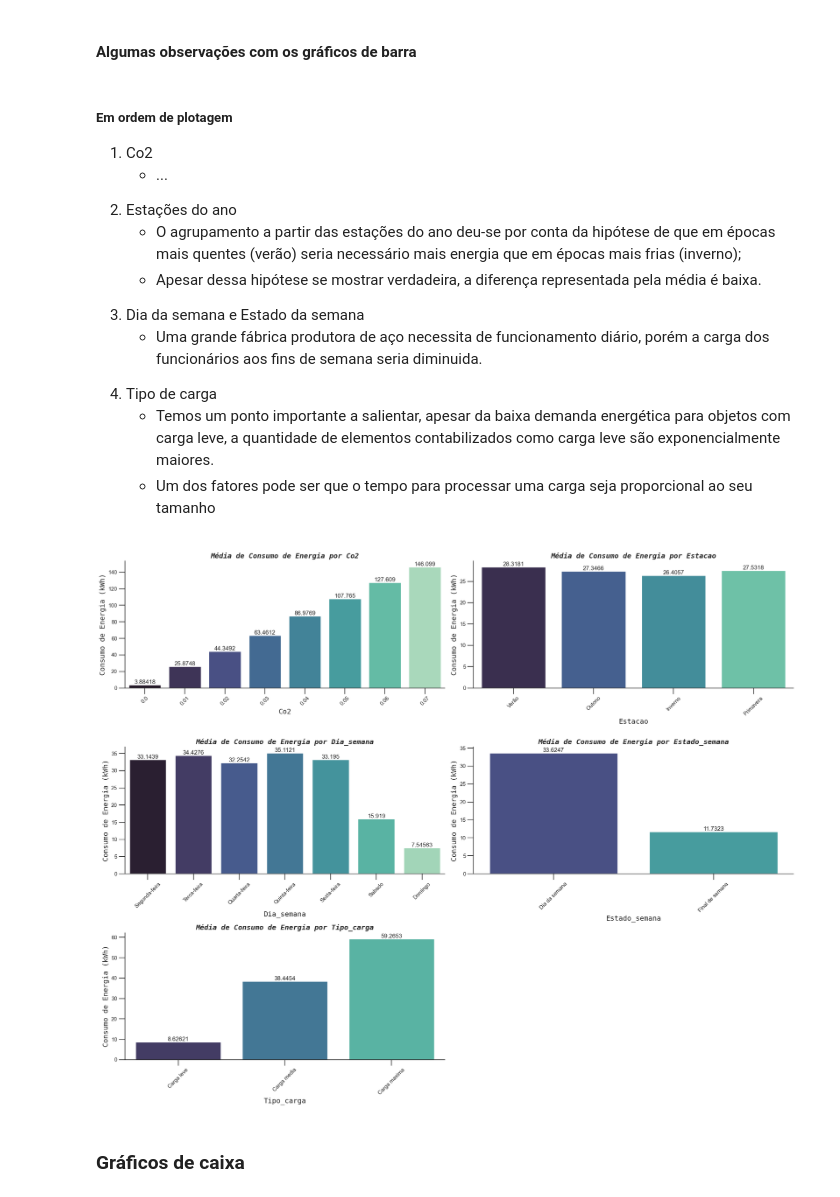
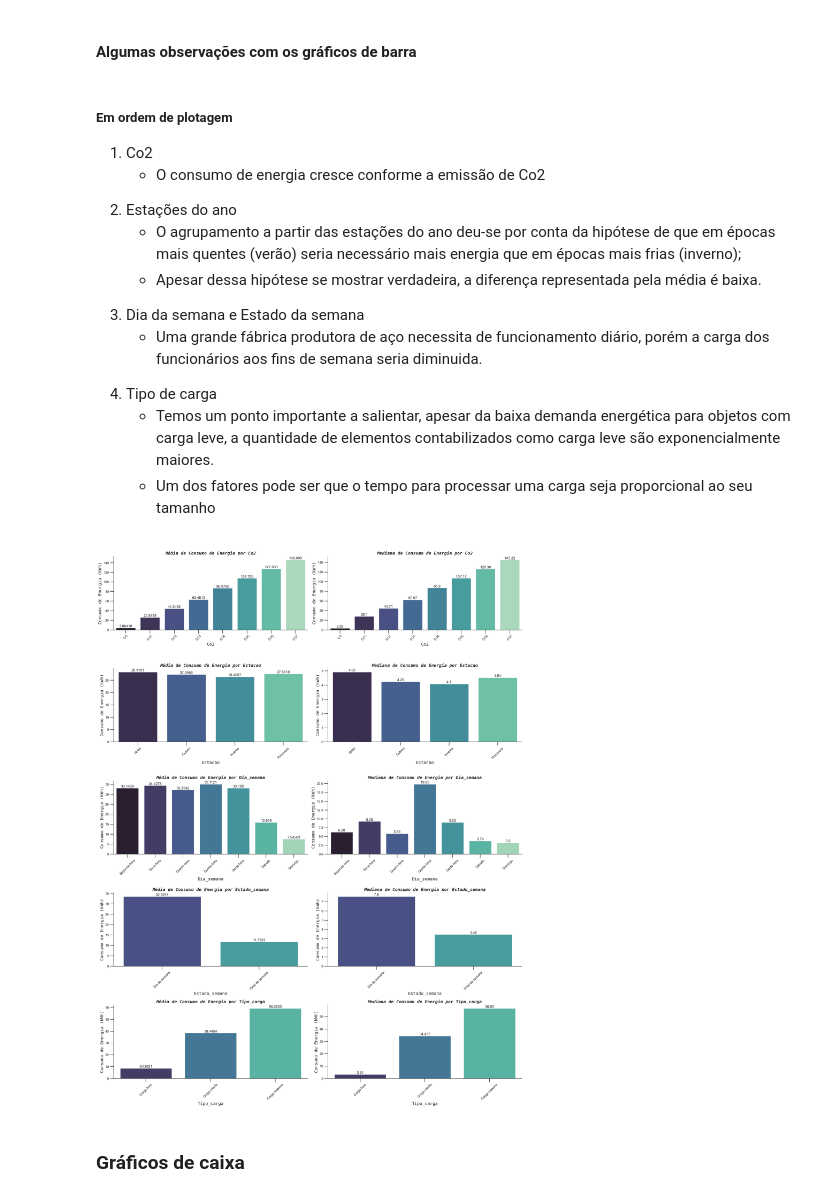
Before and after one commit to MatBrands/Data4All_Business-Case, a Jupyter notebook: main/notebooks/eda.ipynb, the cells around one changed output. Cells and saved outputs as stored; diff of their text form; code cells hidden in the pictures.

```diff
--- a/main/notebooks/eda.ipynb
+++ b/main/notebooks/eda.ipynb
@@ -258,24 +277,32 @@ Iremos agora analisar o comportamento das variáveis referentes a média de cons
 # %%
 def create_bar(df_: pd, columns: list, n_rows: int, n_cols: int, rot=45):
     y_ = 'consumo_energia'
-    fig = plt.figure(figsize=(20, 16))
+    fig = plt.figure(figsize=(20, 30))
     for i, column in enumerate(columns):
-        ax = fig.add_subplot(n_rows, n_cols, i + 1)
-        df = df_.groupby(by=column, as_index=False, sort=False)[y_].mean()
-        try:
-            df[column] = df[column].str.capitalize()
-        except:
-            pass
+        for j in range (0, 2):
+            ax = fig.add_subplot(n_rows, n_cols, 2*i + j + 1)
+            if j:
+                df = df_.groupby(by=column, as_index=False, sort=False)[y_].median()
+            else:
+                df = df_.groupby(by=column, as_index=False, sort=False)[y_].mean()
+            try:
+                df[column] = df[column].str.capitalize()
+            except:
+                pass
 
-        sns.barplot(data=df, x=column, y=y_, palette=palette, ax=ax)
-        for value in ax.containers:
-            ax.bar_label(value)
-        ax.tick_params(axis='x', labelrotation=rot, size=12)
-        ax.tick_params(axis='y', size=12)
-        ax.set_xlabel(column.capitalize(), fontsize='large', family='monospace')
-        ax.set_ylabel("Consumo de Energia (kWh)", fontsize='large', family='monospace')
-        ax.set_title(f"Média de Consumo de Energia por {column.capitalize()}", fontsize='large', fontweight='bold',
-                style='italic', family='monospace')
+            sns.barplot(data=df, x=column, y=y_, palette=palette, ax=ax)
+            for value in ax.containers:
+                ax.bar_label(value)
+            ax.tick_params(axis='x', labelrotation=rot, size=12)
+            ax.tick_params(axis='y', size=12)
+            ax.set_xlabel(column.capitalize(), fontsize='large', family='monospace')
+            ax.set_ylabel("Consumo de Energia (kWh)", fontsize='large', family='monospace')
+            if j:
+                ax.set_title(f"Mediana de Consumo de Energia por {column.capitalize()}", fontsize='large', fontweight='bold',
+                             style='italic', family='monospace')
+            else:
+                ax.set_title(f"Média de Consumo de Energia por {column.capitalize()}", fontsize='large', fontweight='bold',
+                            style='italic', family='monospace')
     fig.tight_layout()
 # %% [markdown]
 Para tal observação foi considerada as variáveis categóricas
@@ -293,7 +320,7 @@ Para tal observação foi considerada as variáveis categóricas
     <ol>
         <li>Co2</li>
         <ul>
-            <li>...</li>
+            <li>O consumo de energia cresce conforme a emissão de Co2</li>
         </ul>
         <li>Estações do ano</li>
         <ul>
@@ -313,10 +340,10 @@ Para tal observação foi considerada as variáveis categóricas
 </div>
 # %%
 columns = ['co2', 'estacao', 'dia_semana', 'estado_semana', 'tipo_carga']
-create_bar(df, columns, 3, 2)
+create_bar(df, columns, 6, 2)
 plt.show()
 # %% [output]
-[figure, old version]
+[figure, new version]
 # %% [markdown]
 ### Gráficos de caixa
 # %%
```
Also changed, not shown: parts of 22 cells of this notebook, 4 other files.
